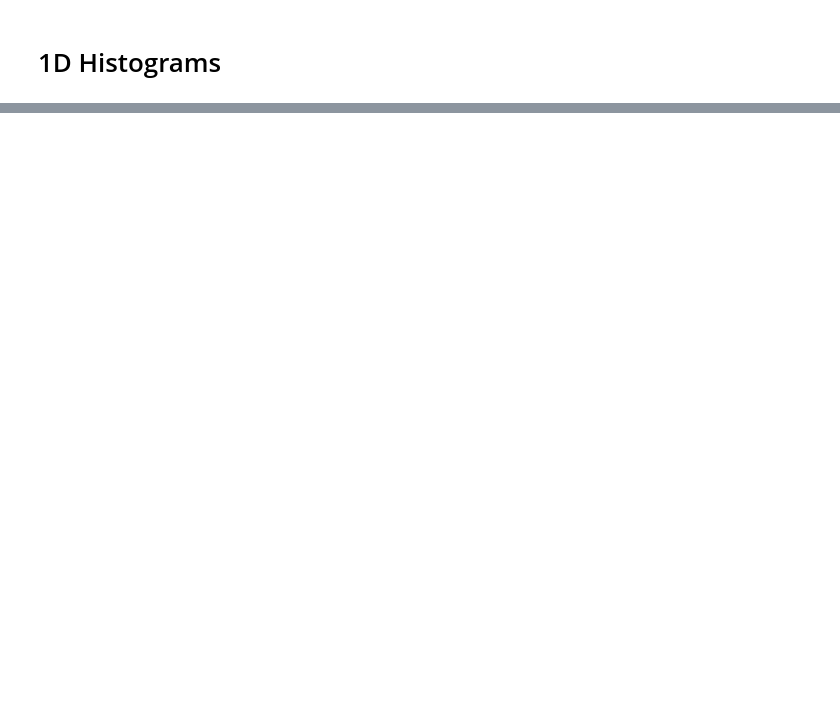
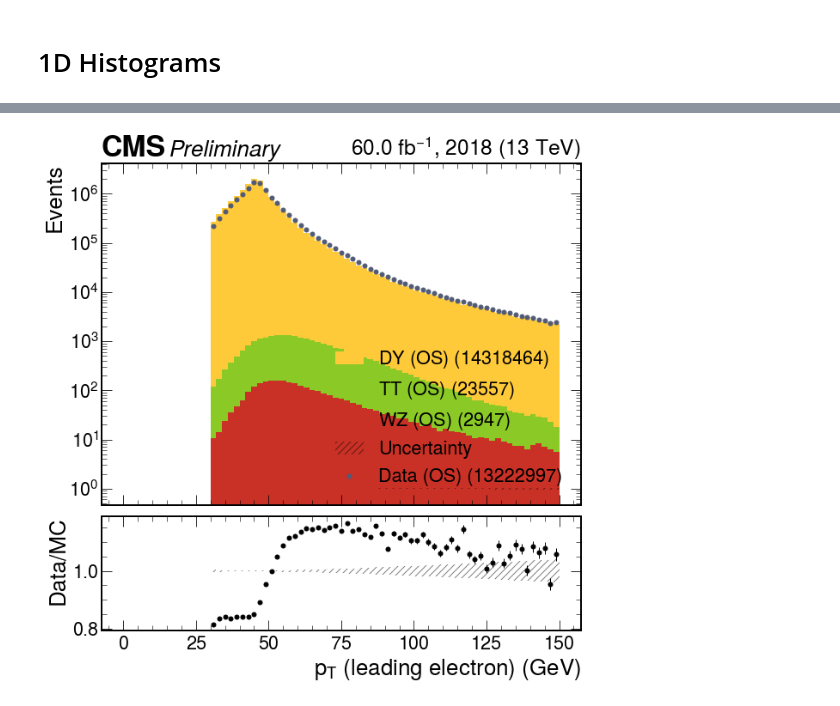
Before and after one commit to JacksonWallace/FCNC, a Jupyter notebook: notebooks/Dielectron Mass.ipynb, the cells around one changed output, grey strips where cells are left out. Cells and saved outputs as stored; diff of their text form; code cells hidden in the pictures; blank space fills up the shorter version.

```diff
--- a/notebooks/Dielectron Mass.ipynb
+++ b/notebooks/Dielectron Mass.ipynb
@@ -515,21 +859,25 @@ h6_TT = h6_TT*87.315*1000/4635769336.539396*60
 # %%
 hists = {
-    'pt_OS_data1': h1,
-    'pt_OS_DY1': h1_DY,
-    'pt_OS_TT1': h1_TT,
+    'pt_data1_OS': h1,
+    'pt_DY1_OS':   h1_DY,
+    'pt_TT1_OS':   h1_TT,
+    'pt_WZ1_OS':   h1_WZ,
 }
 
-hists['pt_OS_DY1'].label = '$DY\ (OS)$'
-hists['pt_OS_DY1'].color = '#FFCA3A'
+hists['pt_DY1_OS'].label = '$DY\ (OS)$'
+hists['pt_DY1_OS'].color = '#FFCA3A'
 
-hists['pt_OS_TT1'].label = '$TT\ (OS)$'
-hists['pt_OS_TT1'].color = '#8AC926'
+hists['pt_TT1_OS'].label = '$TT\ (OS)$'
+hists['pt_TT1_OS'].color = '#8AC926'
 
-keys = ['pt_OS_DY1', 'pt_OS_TT1']
+hists['pt_WZ1_OS'].label = '$WZ\ (OS)$'
+hists['pt_WZ1_OS'].color = '#C93126'
+
+keys = ['pt_WZ1_OS', 'pt_TT1_OS', 'pt_DY1_OS']
 
 total_mc = get_total(hists, keys)
 
-ratio = (hists['pt_OS_data1']).divide(hists['pt_OS_TT1']+hists['pt_OS_DY1'])
+ratio = (hists['pt_data1_OS']).divide(hists['pt_TT1_OS']+hists['pt_DY1_OS']+hists['pt_WZ1_OS'])
 # %%
 fig, (ax, rax) = plt.subplots(2,1,figsize=(10,10), gridspec_kw={"height_ratios": (3, 1), "hspace": 0.05}, sharex=True)
 hep.cms.label(
@@ -543,7 +891,7 @@ hep.cms.label(
 
 hep.histplot(
     [hists[x].counts for x in keys ],
-    hists['pt_OS_DY1'].edges,
+    hists['pt_DY1_OS'].edges,
     w2=[hists[x].errors**2 for x in keys ],
     histtype="fill",
     stack=True,
@@ -551,38 +899,40 @@ hep.histplot(
     color=[ hists[x].color for x in keys ],
     ax=ax)
 
 hep.histplot(
-    [hists['pt_OS_data1'].counts],
-    hists['pt_OS_data1'].edges,
-    w2=hists['pt_OS_data1'].errors**2,
+    [hists['pt_data1_OS'].counts],
+    hists['pt_data1_OS'].edges,
+    w2=hists['pt_data1_OS'].errors**2,
     histtype="errorbar",
     stack=False,
-    label=['%s (%.0f)'%('Data (OS)', np.sum(hists['pt_OS_data1'].counts))],
+    label=['%s (%.0f)'%('Data (OS)', np.sum(hists['pt_data1_OS'].counts))],
     color=['#525B76'],
     ax=ax)
 
 hep.histplot(
     [ratio.counts],
     ratio.edges,
-    w2=[hists['pt_OS_data1'].counts/(hists['pt_OS_TT1'].counts+hists['pt_OS_DY1'].counts)**2],
+    w2=[hists['pt_data1_OS'].counts/(hists['pt_TT1_OS'].counts+hists['pt_DY1_OS'].counts+hists['pt_WZ1_OS'].counts)**2],
     histtype="errorbar",
     color=['black'],
     ax=rax)
 
-rax.set_ylim(0.5,1.5)
+#rax.set_ylim(0.5,1.5)
 rax.set_xlabel(r'$p_{T}\ (leading\ electron)\ (GeV)$')
 rax.set_ylabel(r'Data/MC')
 ax.set_ylabel(r'Events')
-#ax.set_yscale('log')
+ax.set_yscale('log')
 #ax.set_ylim(0.1,1e5)
 
 add_uncertainty(total_mc, ax, ratio=True)
 add_uncertainty(total_mc, rax, ratio=True)
 
 ax.legend()
 
 plt.show()
 
 fig.savefig('/home/users/ewallace/public_html/FCNC/zpt(l)_data.png')
 fig.savefig('/home/users/ewallace/public_html/FCNC/zpt(l)_data.pdf')
+# %% [output]
+[figure, added]
 # %%
```
Also changed, not shown: parts of 33 cells of this notebook, 13 other files.
